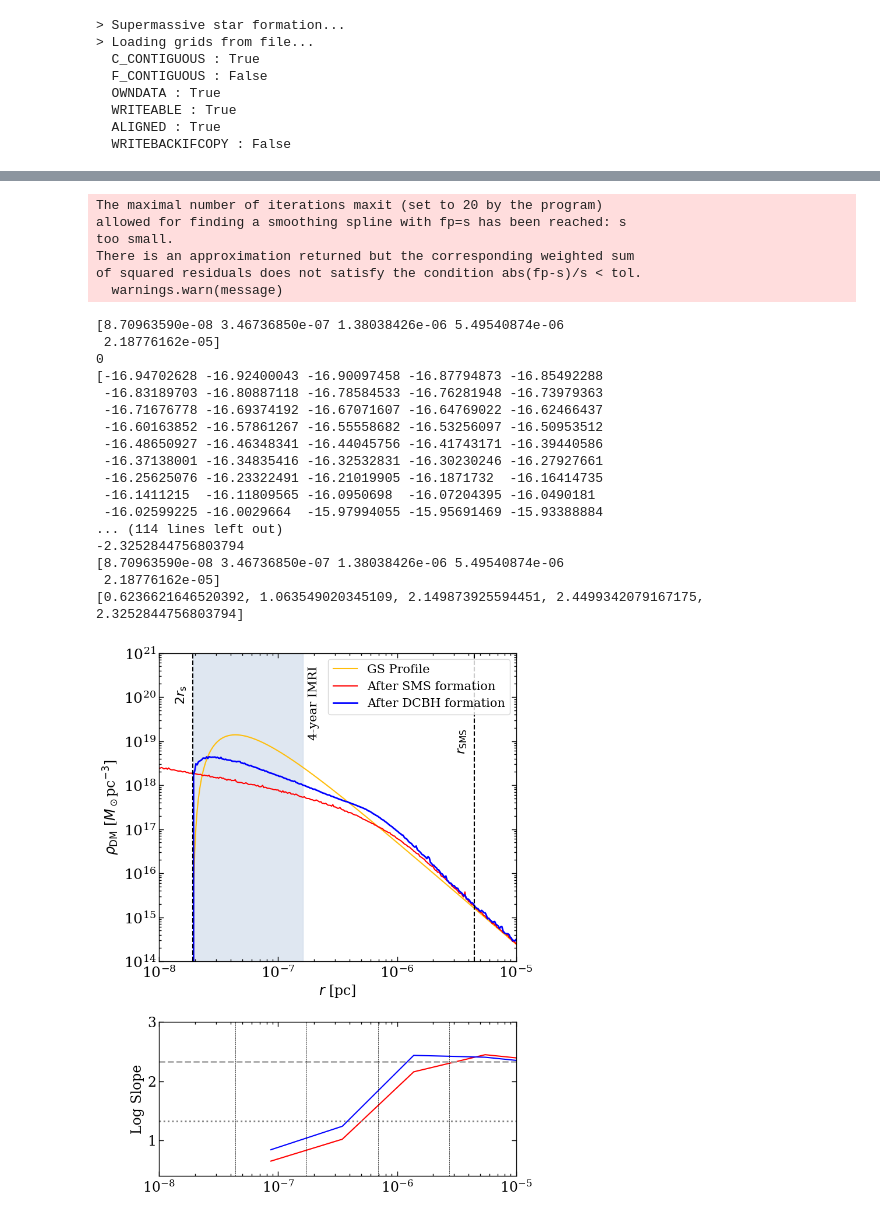
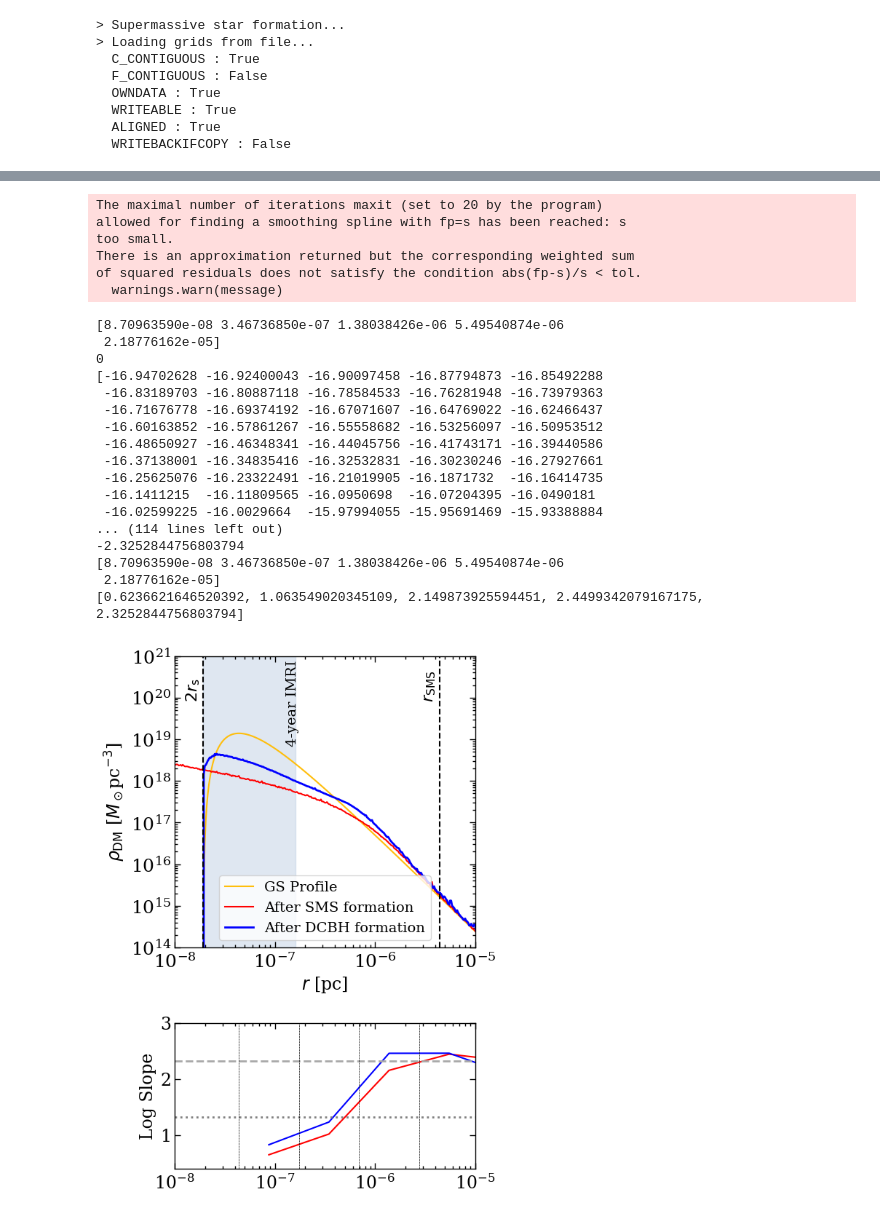
Before and after one commit to danielegaggero/BluntSpikes, a Jupyter notebook: Plot_SMS_mound_Daniele.ipynb, the cells around one changed output, grey strips where cells are left out. Drawn from its saved outputs; the diff is of its cells as text; code cells hidden in the pictures.

Commit message:
new SMS mound plot

```diff
--- a/Plot_SMS_mound_Daniele.ipynb
+++ b/Plot_SMS_mound_Daniele.ipynb
@@ -600,6 +599,11 @@ from scipy.interpolate import UnivariateSpline
 from scipy.signal import savgol_filter
 from sklearn.linear_model import LinearRegression
 from scipy.optimize import curve_fit
+
+# ENCLOSED MASS!!!!
+# https://arxiv.org/abs/1305.2619 G_S at 4R_s e noi invece cutoff a 2R_s
+# SLIDING WINDOW per curva rossa
+# provare a far spuntare NFW
 
 #
 #rho_array_smooth  = savgol_filter(rho_array_cut, 10, 3)
@@ -607,8 +611,6 @@ from scipy.optimize import curve_fit
 #
 interval_start = 2*r_S
 interval_end = 10*r_poly
-#print(interval_start)
-#print(interval_end)
 indices_in_interval = np.where((r_array >= interval_start) & (r_array <= interval_end))[0]
 small_value = 1.e15
 #
@@ -654,7 +656,7 @@ plt.show()
 #####
 
 #fig, (ax1, ax2) = plt.subplots(2, 1, figsize=(6, 9))
-fig = plt.figure(figsize=(8, 10))
+fig = plt.figure(figsize=(6., 8.))
 
 gs = gridspec.GridSpec(2, 1, height_ratios=[2, 1])
 
@@ -665,24 +667,22 @@ ax2 = fig.add_subplot(gs[1])
 
 ax1.loglog(r_array, rho_GS_array, c = rgb_palette_dict['amber'], label = 'GS Profile')
 ax1.loglog(r_array, rho_array, c = "red", label = 'After SMS formation')
-#ax1.loglog(r_array, rho_array_smooth, c = "red", linestyle="--", label = 'After SMS formation')
 ax1.loglog(r_array, rho_r_C, c = "blue", linestyle='-',lw=2, label="After DCBH formation")
-#ax1.loglog(r_array, rho_r_C_smooth, c="brown", linestyle='--',lw=2, label="After DCBH formation")
 ax1.axvline(2*r_S, c = 'k', ls = '--')
 ax1.axvline(r_poly, c = 'k', ls = '--')
-ax1.text(1.4*r_S, 8e19, r"$2 r_\mathrm{s}$", rotation=90, fontsize=16)
-ax1.text(0.7*r_poly, 6e18, r"$r_\mathrm{SMS}$", rotation=90, fontsize=16)
+ax1.text(1.3*r_S, 1e20, r"$2 r_\mathrm{s}$", rotation=90, fontsize=16)
+ax1.text(0.65*r_poly, 1e20, r"$r_\mathrm{SMS}$", rotation=90, fontsize=16)
 ax1.set_ylim(1E14, 1E21)
 ax1.set_xlim(1E-8, 1E-5)
 ax1.tick_params(axis='both', which='major', labelsize=18)
-ax1.legend(fontsize=15)
+ax1.legend(fontsize=14, loc='lower center')
 ax1.set_ylabel(r'$\rho_\mathrm{DM}$ [$M_\odot$pc$^{-3}$]', fontsize = 17)
 ax1.set_xlabel(r'$r$ [pc]', fontsize = 17)
 
 xmin_emri = 2*r_S
 xmax_emri = 1.62e-7
 ax1.axvspan(xmin_emri, xmax_emri, color='lightsteelblue', alpha=0.4)  # Adjust alpha for transparency
-ax1.text(1.8e-7, 1.2e19, r"4-year IMRI", rotation=90, fontsize=15)
+ax1.text(1.3e-7, .8e19, r"4-year IMRI", rotation=90, fontsize=14)
 
 # Bottom panel
 
@@ -803,31 +803,31 @@ ax2.set_xlim(1E-8, 1E-5)
 ax2.set_ylim(4E-1, 3E0)
 ax2.tick_params(axis='both', which='major', labelsize=17)
 #
 plt.tight_layout()
 plt.savefig('./figures/density_NFW_rho_SMS_zoom_2_smooth.pdf')
 plt.show()
 # %% [output]
 The maximal number of iterations maxit (set to 20 by the program)
 allowed for finding a smoothing spline with fp=s has been reached: s
 too small.
 There is an approximation returned but the corresponding weighted sum
 of squared residuals does not satisfy the condition abs(fp-s)/s < tol.
   warnings.warn(message)
 [8.70963590e-08 3.46736850e-07 1.38038426e-06 5.49540874e-06
  2.18776162e-05]
 0
 [-16.94702628 -16.92400043 -16.90097458 -16.87794873 -16.85492288
  -16.83189703 -16.80887118 -16.78584533 -16.76281948 -16.73979363
  -16.71676778 -16.69374192 -16.67071607 -16.64769022 -16.62466437
  -16.60163852 -16.57861267 -16.55558682 -16.53256097 -16.50953512
  -16.48650927 -16.46348341 -16.44045756 -16.41743171 -16.39440586
  -16.37138001 -16.34835416 -16.32532831 -16.30230246 -16.27927661
  -16.25625076 -16.23322491 -16.21019905 -16.1871732  -16.16414735
  -16.1411215  -16.11809565 -16.0950698  -16.07204395 -16.0490181
  -16.02599225 -16.0029664  -15.97994055 -15.95691469 -15.93388884
 ... (114 lines left out)
 -2.3252844756803794
 [8.70963590e-08 3.46736850e-07 1.38038426e-06 5.49540874e-06
  2.18776162e-05]
 [0.6236621646520392, 1.063549020345109, 2.149873925594451, 2.4499342079167175, 2.3252844756803794]
-[figure, old version]
+[figure, new version]
```
Also changed, not shown: parts of 4 cells of this notebook.
